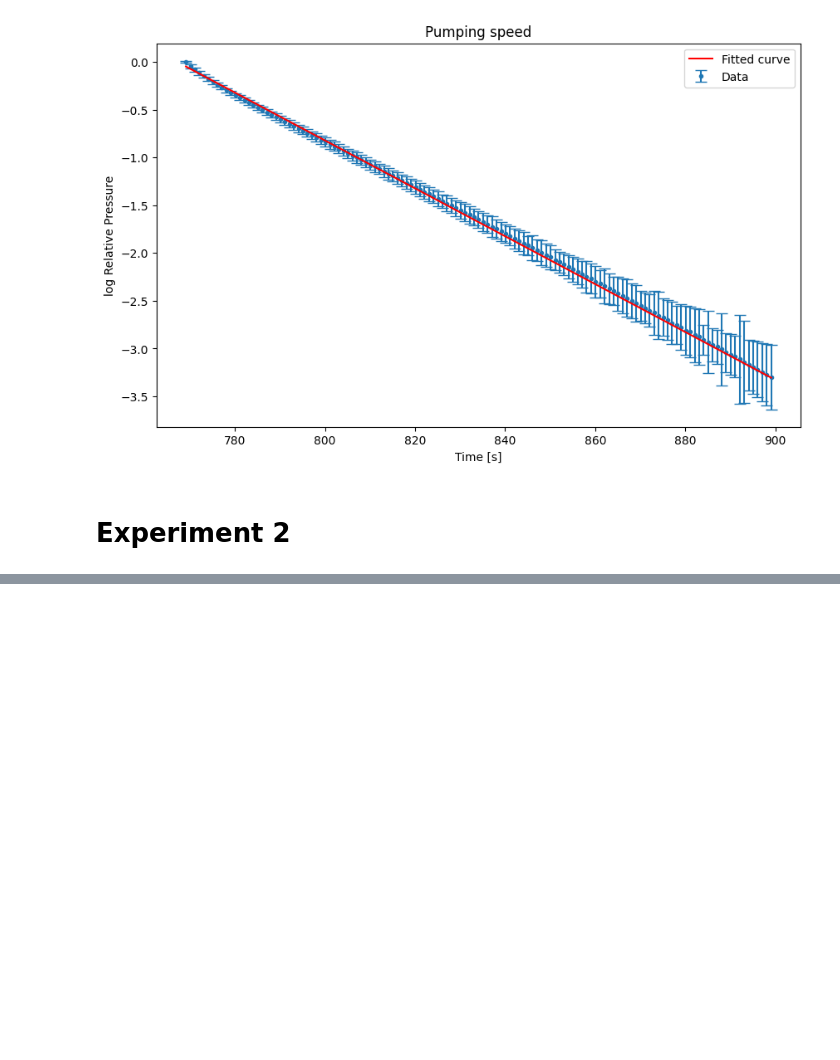
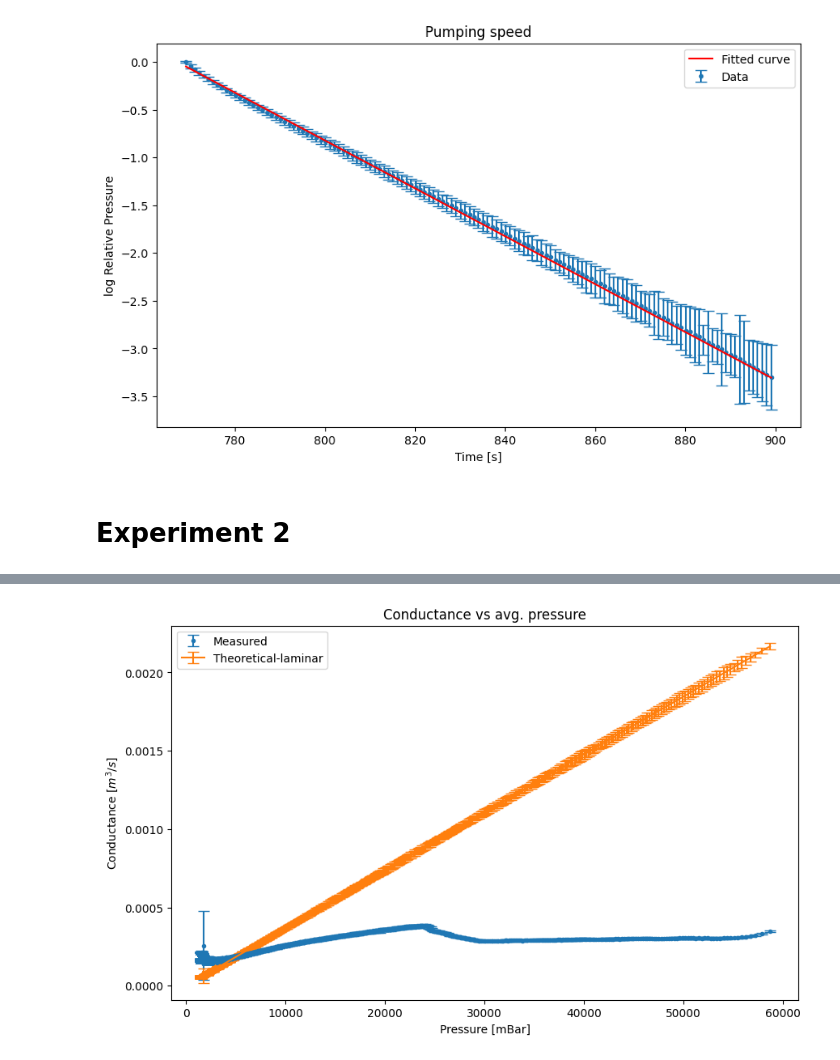
Before and after one commit to MartinOpat/Phys-Lab-Adv, a Jupyter notebook: data_processing.ipynb, the cells around one changed output, grey strips where cells are left out. Drawn from its saved outputs; the diff is of its cells as text; code cells hidden in the pictures; blank space fills up the shorter version.

Commit message:
Exp. 2 conductance - Reynolds remains

```diff
--- a/data_processing.ipynb
+++ b/data_processing.ipynb
@@ -149,5 +149,13 @@ plt.show()
 p0 = 1018.6667 +/- 7.8457
 Fitted parameters: a = -2.504602e-02 +/- 1.868726e-04, b = 19.2140 +/- 0.1472
 [figure]
+# %%
+V = 50  # [l]
+S = -a * V / 1000  # [m^3/s]
+Serr = S * np.abs(aerr/a)
+
+# # Manufacturer's value
+# S = 5.7/3600  # [m^3/s]
+# Serr = 0
 # %% [markdown]
 # Experiment 2
@@ -153,0 +381,31 @@ Fitted parameters: a = -2.504602e-02 +/- 1.868726e-04, b = 19.2140 +/- 0.1472
+# %%
+d2mm = 2e-3  # [m]
+d3mm = 3e-3  # [m]
+d4mm = 4e-3  # [m]
+
+eta = 1.85e-5  # [kg/m/s], this is at room temp (20), assumed to be constant with pressure Reference: the lab book [6]
+l = 0.575  # [m]
+# %%
+# ch1 - above (pp)
+# ch2 - below (p)
+Cm_2mm = S * results_df_c1_2mm["Mean_Ch1"] / (results_df_c2_2mm["Mean_Ch2"] - results_df_c1_2mm["Mean_Ch1"])
+# Cm_2mm = S * results_df_c1_2mm["Mean_Ch1"] / (results_df_c2_2mm["Mean_Ch2"] - results_df_c1_2mm["Mean_Ch1"])
+Cm_2mm_err = np.abs(Cm_2mm) * np.sqrt((Serr/S)**2 + (results_df_c2_2mm["Std_Ch2"]/(results_df_c2_2mm["Mean_Ch2"]-results_df_c1_2mm["Mean_Ch1"]))**2 + (results_df_c2_2mm["Mean_Ch2"]/(results_df_c1_2mm["Mean_Ch1"]*(results_df_c2_2mm["Mean_Ch2"]-results_df_c1_2mm["Mean_Ch1"]))*results_df_c1_2mm["Std_Ch1"])**2)
+
+p_avg_2mm = (results_df_c2_2mm["Mean_Ch2"] + results_df_c1_2mm["Mean_Ch1"]) / 2 * 100
+p_avg_2mm_err = np.abs(p_avg_2mm) * np.sqrt((results_df_c2_2mm["Std_Ch2"]/results_df_c2_2mm["Mean_Ch2"])**2 + (results_df_c1_2mm["Std_Ch1"]/results_df_c1_2mm["Mean_Ch1"])**2)
+
+Ct_2mm = np.pi*d2mm**4 / (128*eta*l) * p_avg_2mm
+Ct_2mm_err = np.pi*d2mm**4 / (128*eta*l) * p_avg_2mm_err
+
+cutoff = 10  # Discard the first few points as the pressures are similar and the errors large
+plt.figure(figsize=(10, 6))
+plt.errorbar(p_avg_2mm[cutoff:], Cm_2mm[cutoff:], yerr=Cm_2mm_err[cutoff:], fmt='.', label='Measured', capsize=5)
+plt.errorbar(p_avg_2mm[cutoff:], Ct_2mm[cutoff:], yerr=Ct_2mm_err[cutoff:], label='Theoretical-laminar', capsize=5)
+plt.title("Conductance vs avg. pressure")
+plt.xlabel("Pressure [mBar]")
+plt.ylabel(f"Conductance [$m^3/s$]")
+plt.legend()
+plt.show()
+# %% [output]
+[figure, added]
```
Also changed, not shown: parts of 5 cells of this notebook.
